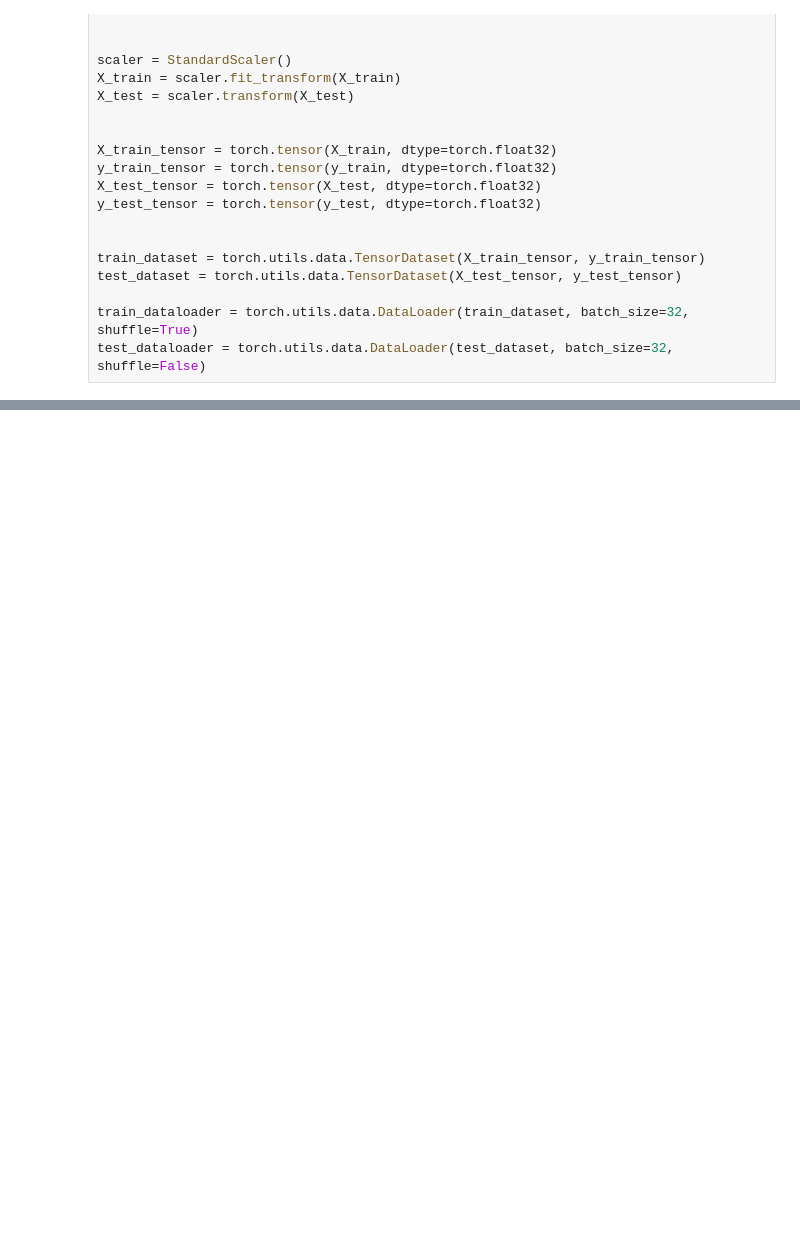
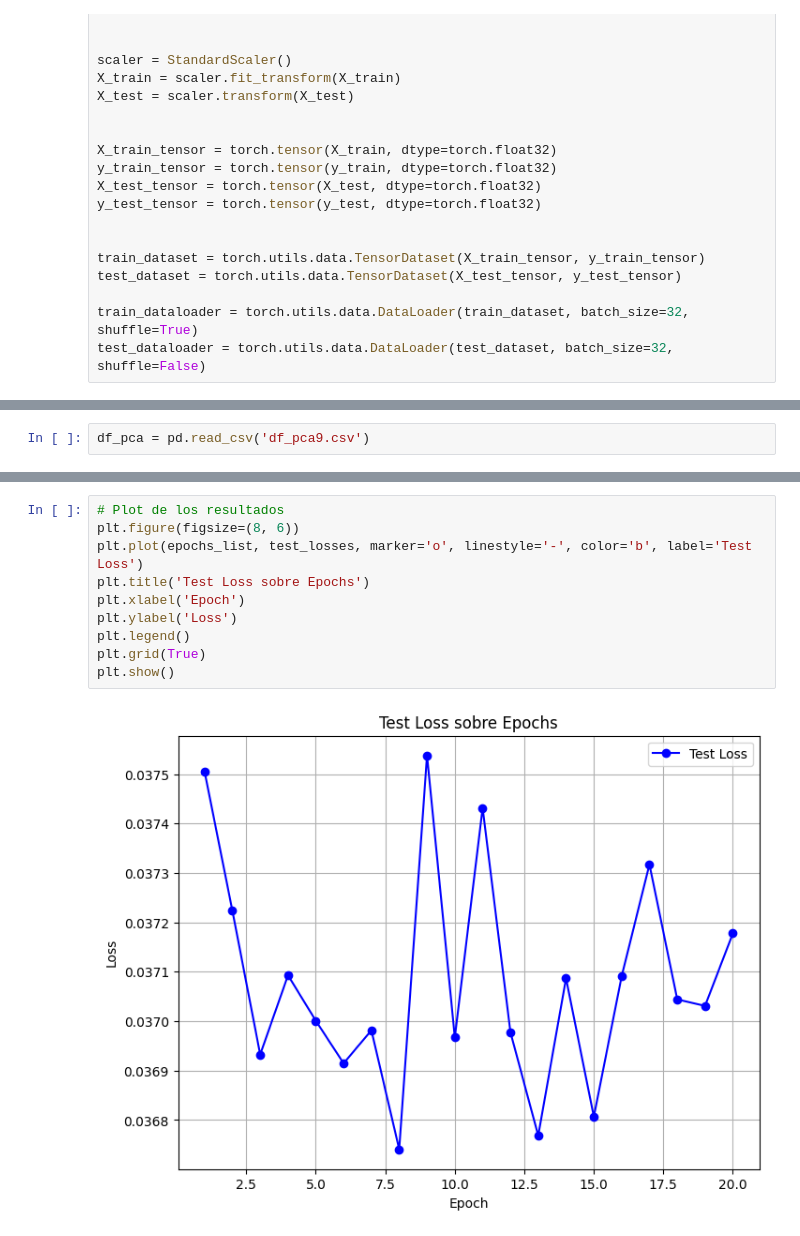
Before and after one commit to mlmicozzi/SPOTIFY, a Jupyter notebook: neuralnet.ipynb, the cells around one changed output, grey strips where cells are left out. Drawn from its saved outputs; the diff is of its cells as text; blank space fills up the shorter version.

```diff
--- a/neuralnet.ipynb
+++ b/neuralnet.ipynb
@@ -294,0 +316,2 @@ RMSE: 23.5891
+# %%
+df_pca = pd.read_csv('df_pca9.csv')
@@ -294,0 +438,12 @@ RMSE: 23.5891
+# %%
+# Plot de los resultados
+plt.figure(figsize=(8, 6))
+plt.plot(epochs_list, test_losses, marker='o', linestyle='-', color='b', label='Test Loss')
+plt.title('Test Loss sobre Epochs')
+plt.xlabel('Epoch')
+plt.ylabel('Loss')
+plt.legend()
+plt.grid(True)
+plt.show()
+# %% [output]
+[figure, added]
```
Also changed, not shown: parts of 10 cells of this notebook.
